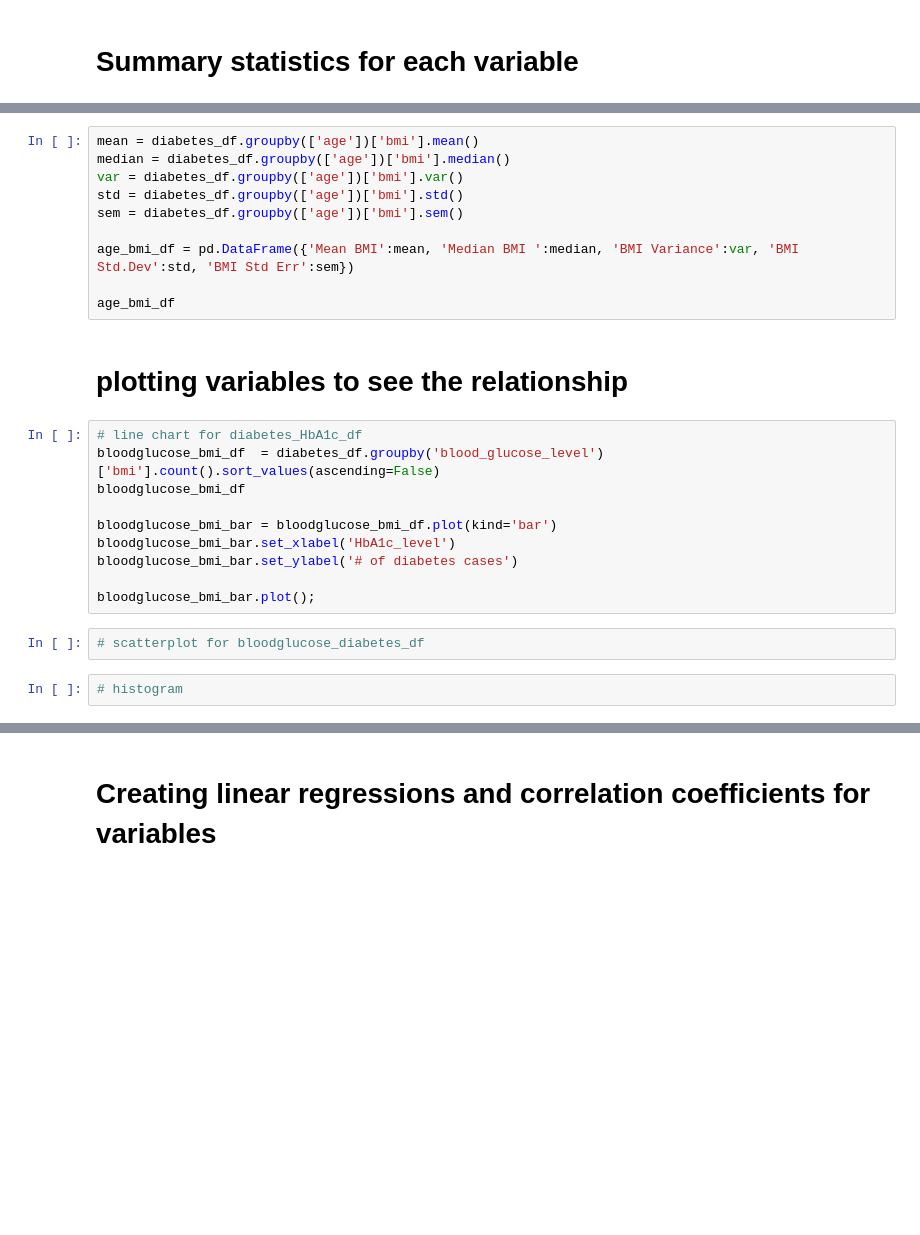
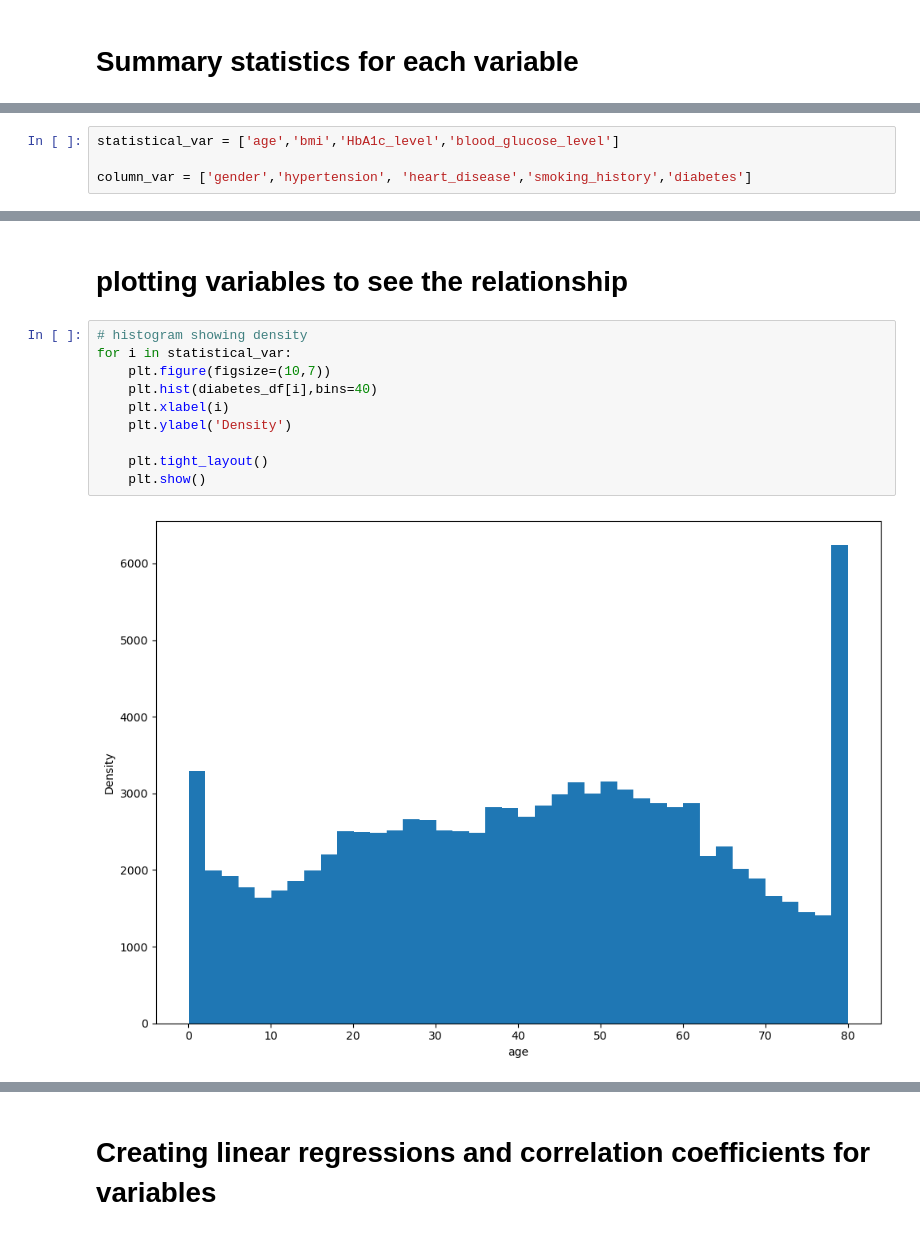
Before and after one commit to paulettepetracco/diabetes_predictive_analysis, a Jupyter notebook: diabetes_analysis.ipynb, the cells around one changed output, grey strips where cells are left out. Saved outputs shown, nothing was run; the diff lists cells and outputs as text; blank space fills up the shorter version.

```diff
--- a/diabetes_analysis.ipynb
+++ b/diabetes_analysis.ipynb
@@ -72,0 +107,4 @@ bmi_hba1clevel_df
+# %%
+statistical_var = ['age','bmi','HbA1c_level','blood_glucose_level']
+
+column_var = ['gender','hypertension', 'heart_disease','smoking_history','diabetes']
@@ -83,26 +160,14 @@ bmi_age_df
-# %%
-mean = diabetes_df.groupby(['age'])['bmi'].mean()
-median = diabetes_df.groupby(['age'])['bmi'].median()
-var = diabetes_df.groupby(['age'])['bmi'].var()
-std = diabetes_df.groupby(['age'])['bmi'].std()
-sem = diabetes_df.groupby(['age'])['bmi'].sem()
-
-age_bmi_df = pd.DataFrame({'Mean BMI':mean, 'Median BMI ':median, 'BMI Variance':var, 'BMI Std.Dev':std, 'BMI Std Err':sem})
-
-age_bmi_df
 # %% [markdown]
 # plotting variables to see the relationship
-# %%
-# line chart for diabetes_HbA1c_df
-bloodglucose_bmi_df  = diabetes_df.groupby('blood_glucose_level')['bmi'].count().sort_values(ascending=False)
-bloodglucose_bmi_df
-
-bloodglucose_bmi_bar = bloodglucose_bmi_df.plot(kind='bar')
-bloodglucose_bmi_bar.set_xlabel('HbA1c_level')
-bloodglucose_bmi_bar.set_ylabel('# of diabetes cases')
-
-bloodglucose_bmi_bar.plot();
-# %%
-# scatterplot for bloodglucose_diabetes_df
-# %%
-# histogram
+# %%
+# histogram showing density
+for i in statistical_var:
+    plt.figure(figsize=(10,7))
+    plt.hist(diabetes_df[i],bins=40)
+    plt.xlabel(i)
+    plt.ylabel('Density')
+
+    plt.tight_layout()
+    plt.show()
+# %% [output]
+[figure, added]
```
Also changed, not shown: parts of 24 cells of this notebook.
